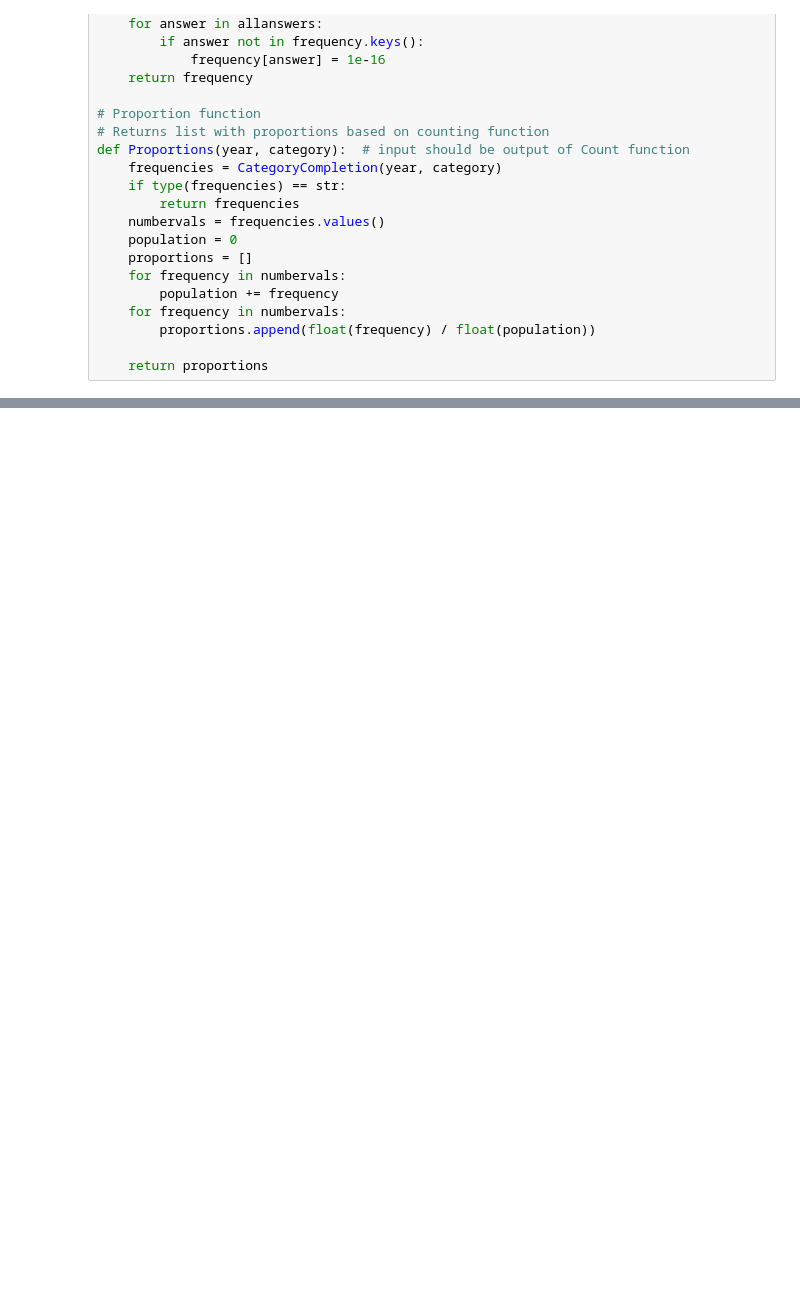
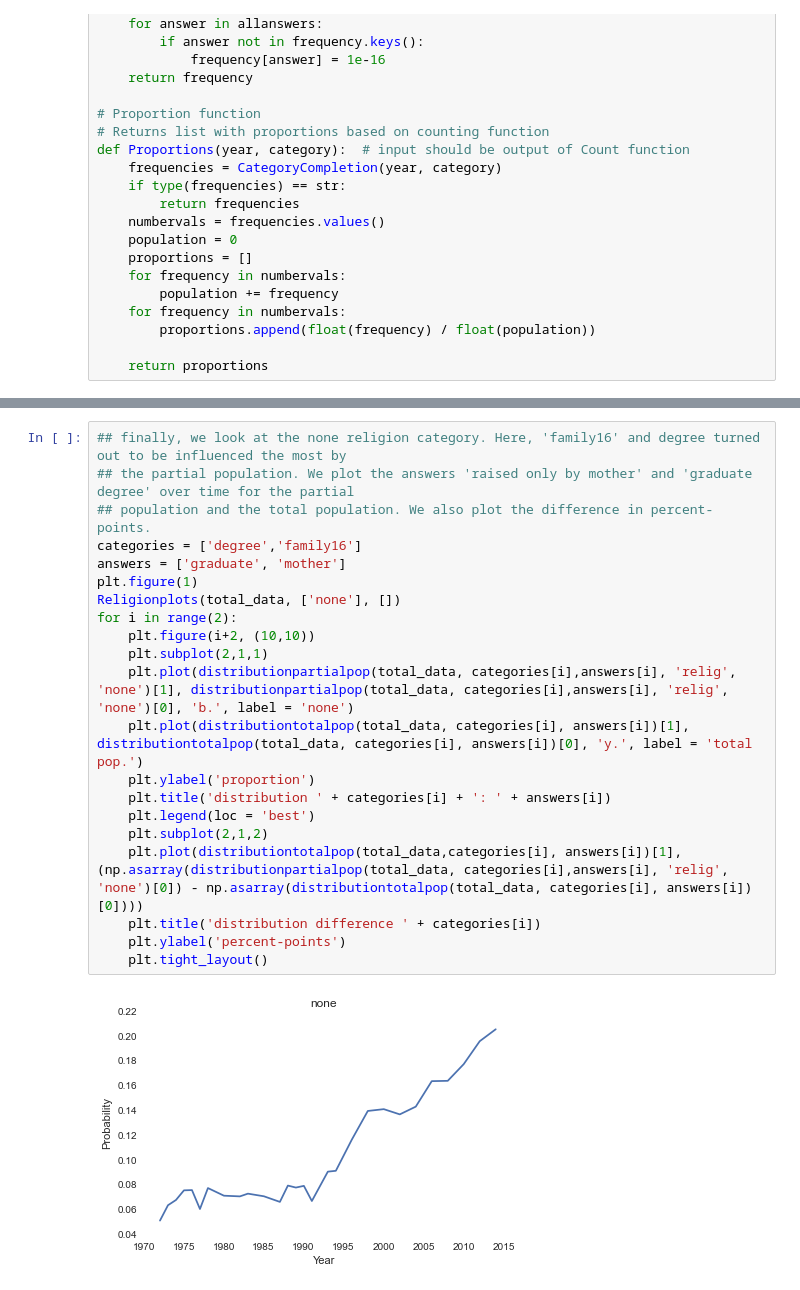
Before and after one commit to JorrenAdvProg/MasterclassBDProject, a Jupyter notebook: BDProject_Bosga_Meijers.ipynb, the cells around one changed output, grey strips where cells are left out. Cells and saved outputs as stored; diff of their text form; blank space fills up the shorter version.

```diff
--- a/BDProject_Bosga_Meijers.ipynb
+++ b/BDProject_Bosga_Meijers.ipynb
@@ -467,0 +381,23 @@ CathPlot()
+# %%
+## finally, we look at the none religion category. Here, 'family16' and degree turned out to be influenced the most by
+## the partial population. We plot the answers 'raised only by mother' and 'graduate degree' over time for the partial
+## population and the total population. We also plot the difference in percent-points.
+categories = ['degree','family16']
+answers = ['graduate', 'mother']
+plt.figure(1)
+Religionplots(total_data, ['none'], [])
+for i in range(2):
+    plt.figure(i+2, (10,10))
+    plt.subplot(2,1,1)
+    plt.plot(distributionpartialpop(total_data, categories[i],answers[i], 'relig', 'none')[1], distributionpartialpop(total_data, categories[i],answers[i], 'relig', 'none')[0], 'b.', label = 'none')
+    plt.plot(distributiontotalpop(total_data, categories[i], answers[i])[1], distributiontotalpop(total_data, categories[i], answers[i])[0], 'y.', label = 'total pop.')
+    plt.ylabel('proportion')
+    plt.title('distribution ' + categories[i] + ': ' + answers[i])
+    plt.legend(loc = 'best')
+    plt.subplot(2,1,2)
+    plt.plot(distributiontotalpop(total_data,categories[i], answers[i])[1], (np.asarray(distributionpartialpop(total_data, categories[i],answers[i], 'relig', 'none')[0]) - np.asarray(distributiontotalpop(total_data, categories[i], answers[i])[0])))
+    plt.title('distribution difference ' + categories[i])
+    plt.ylabel('percent-points')
+    plt.tight_layout()
+# %% [output]
+[figure, added]
```
Also changed, not shown: parts of 29 cells of this notebook.
